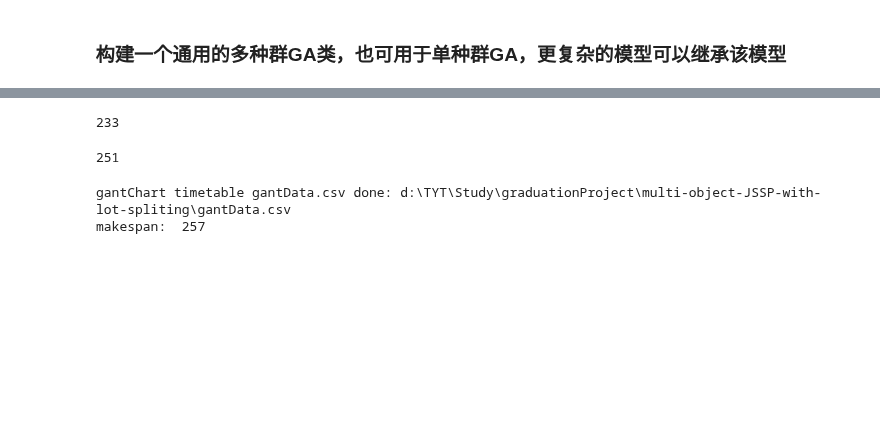
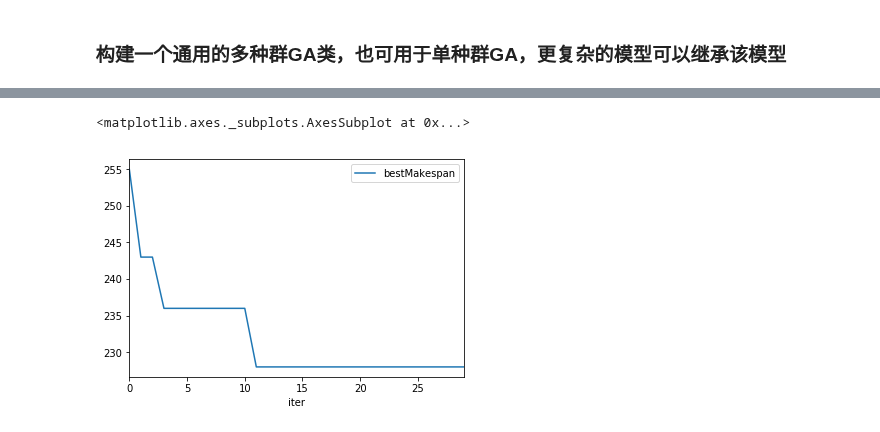
Before and after one commit to dawnohdawn/multi-object-JSSP-with-lot-spliting, a Jupyter notebook: generalGAModel.ipynb, the cells around one changed output, grey strips where cells are left out. Saved outputs shown, nothing was run; the diff lists cells and outputs as text; code cells hidden in the pictures; blank space fills up the shorter version.

```diff
--- a/generalGAModel.ipynb
+++ b/generalGAModel.ipynb
@@ -1553,33 +1437,5 @@ bestIndividual.decode(generalSolution)
-# %%
-bestIndividual.
-# %% [output]
-233
-# %%
-test.pop[0].makespan
-# %% [output]
-251
-# %%
-def decodeAFixedIndividual(self, sublotNum, sublotSizes, preferenceCode)
-
-    # 手动赋值创建新个体，并放入solution类观察其解码过程
-#     sublotNum = test.getBestIndividualCodes()[0]
-#     sublotSizes = test.getBestIndividualCodes()[1]
-#     preferenceCode = test.getBestIndividualCodes()[2]
-
-    # 创建新个体，初始化，并赋值
-    bestIndividual=generalIndividual(lotNum,lotSizes,machineNum)
-    bestIndividual.initializeIndividual()
-    for i, item in enumerate(bestIndividual.segment1.lotSplitingCode):
-        item.sublotNum = sublotNum[i]
-        item.sublotSizes = sublotSizes[i]
-    testIndividual.segment2.preferenceCode = preferenceCode
-
-    # 解码，生成甘特图
-    solu=generalSolution(bestIndividual)
-    solu.run(mute=1)
-    # solu.printResults()
-    solu.generateGantTimetable()
-    print('makespan: ', solu.getMakespan())
-# %% [output]
-gantChart timetable gantData.csv done: d:\TYT\Study\graduationProject\multi-object-JSSP-with-lot-spliting\gantData.csv
-makespan:  257
+# %%
+test.details.plot(x = 'iter', y = 'bestMakespan')
+# %% [output]
+<matplotlib.axes._subplots.AxesSubplot at 0x...>
+[figure, added]
```
Also changed, not shown: parts of 29 cells of this notebook, 1 other file.
